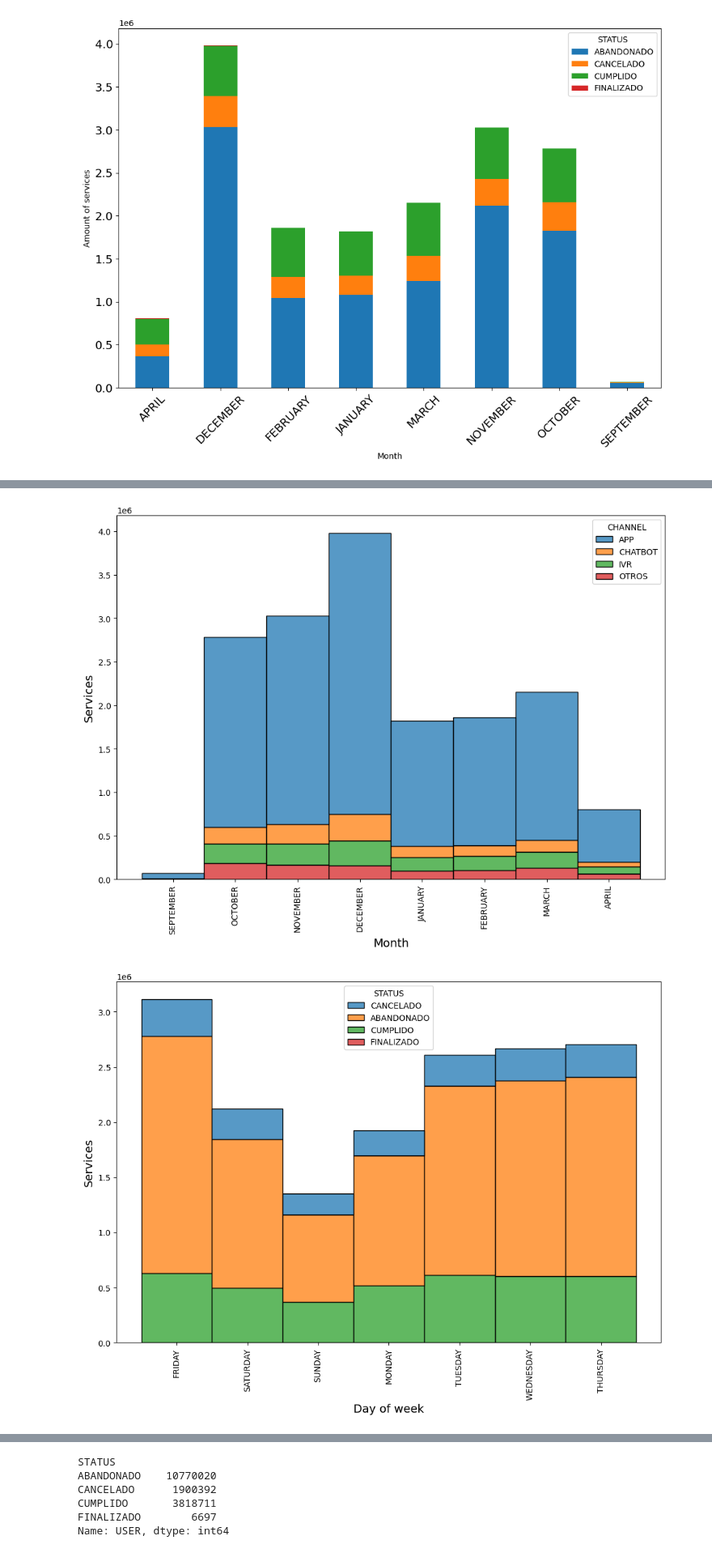
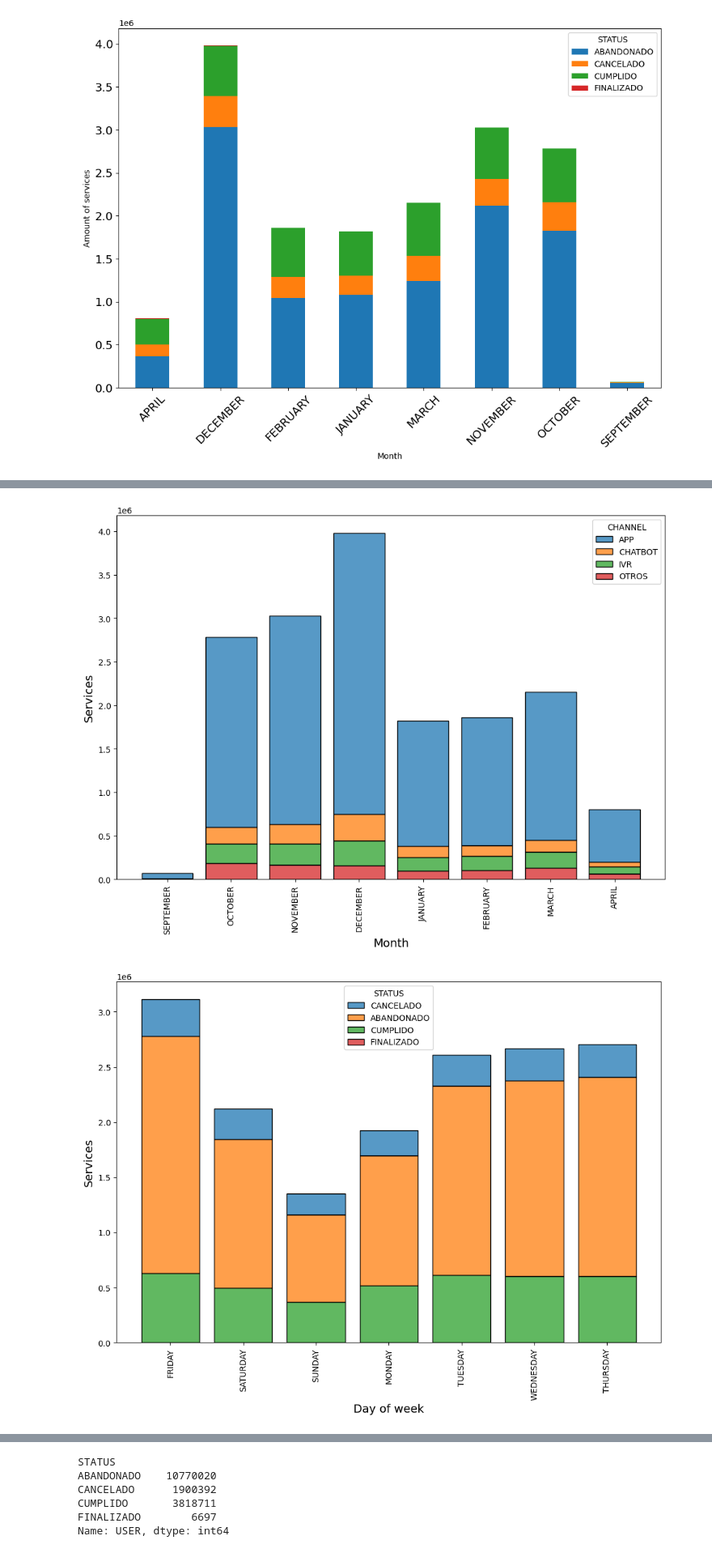
Before and after one commit to josedelarosa82/taxi-prediction-model, a Jupyter notebook: Proyecto final/Taxi_service_forecasting_model_aws.ipynb, the cells around one changed output, grey strips where cells are left out. Shown at 81% size. Drawn from its saved outputs; the diff is of its cells as text; code cells hidden in the pictures.

```diff
--- a/Proyecto final/Taxi_service_forecasting_model_aws.ipynb
+++ b/Proyecto final/Taxi_service_forecasting_model_aws.ipynb
@@ -318,23 +318,23 @@ plt.show()
 # %%
 #Se visualiza porcentaje por mes y canal
 plt.figure(figsize=(12,8))
-sns.histplot(data=tmp_taxis, x='MONTH', hue="CHANNEL", multiple="stack")
+sns.histplot(data=tmp_taxis, x='MONTH', hue="CHANNEL", multiple="stack", shrink=.8)
 plt.xlabel('Month', fontsize=14)
 plt.ylabel('Services', fontsize=14)
 plt.xticks(rotation='vertical')
 plt.show()
 # %% [output]
-[figure, old version]
+[figure, new version]
 # %%
 #Se visualiza porcentaje por día de la semana y estado
 plt.figure(figsize=(12,8))
-sns.histplot(data=tmp_taxis, x='DAYOFWEEK', hue="STATUS", multiple="stack")
+sns.histplot(data=tmp_taxis, x='DAYOFWEEK', hue="STATUS", multiple="stack", shrink=.8)
 plt.xlabel('Day of week', fontsize=14)
 plt.ylabel('Services', fontsize=14)
 plt.xticks(rotation='vertical')
 plt.show()
 # %% [output]
-[figure, old version]
+[figure, new version]
 # %%
 #TODO: delete this block
 #df_taxis.groupby(['MONTH','DAYOFWEEK'])['USER'].count().plot(kind='bar',stacked=True, fontsize=14, xlabel="Month, Day of week", ylabel="Amount of services", figsize=(12,8), title="Services by period", rot=45)
```
Also changed, not shown: parts of 10 cells of this notebook.
